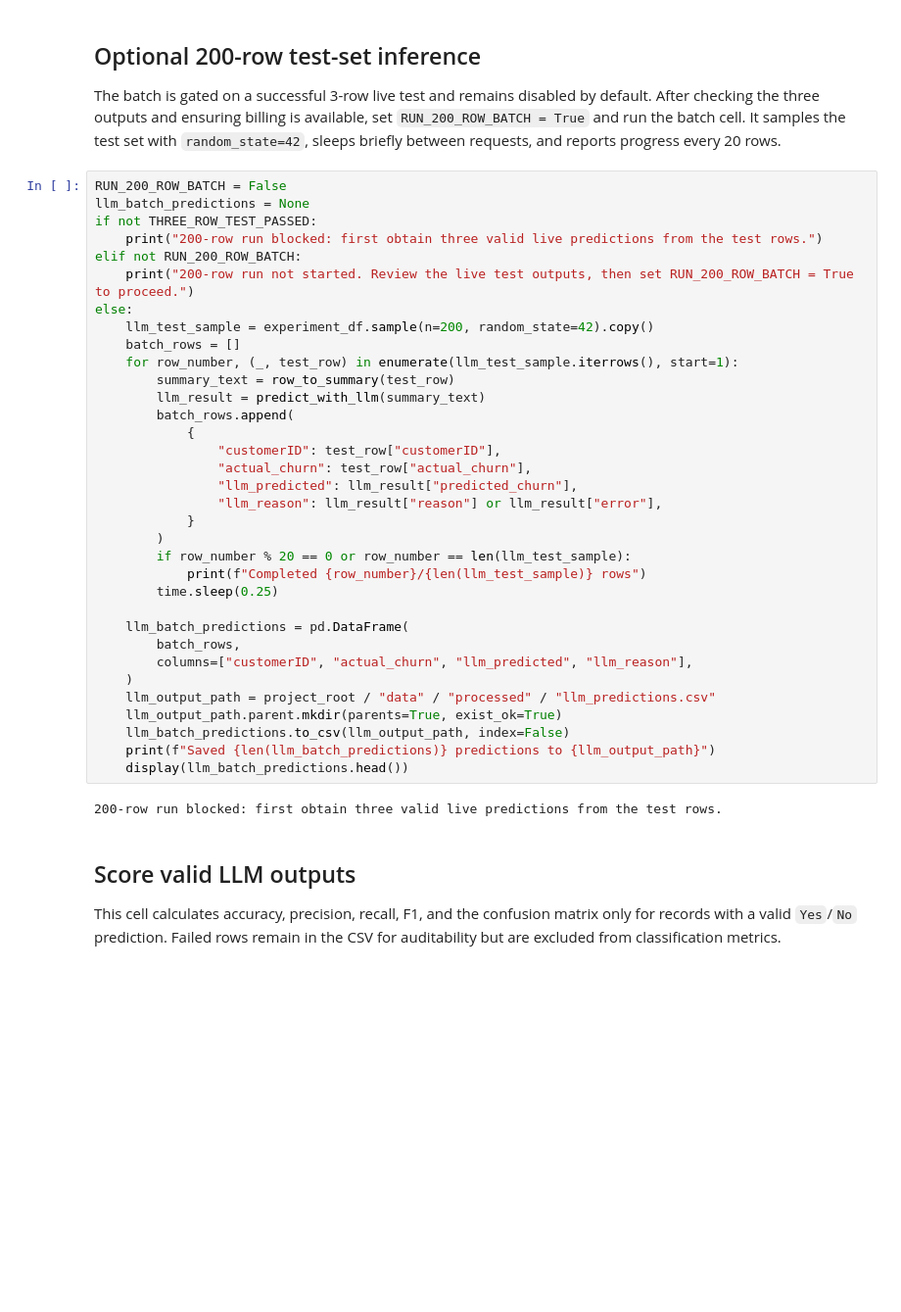
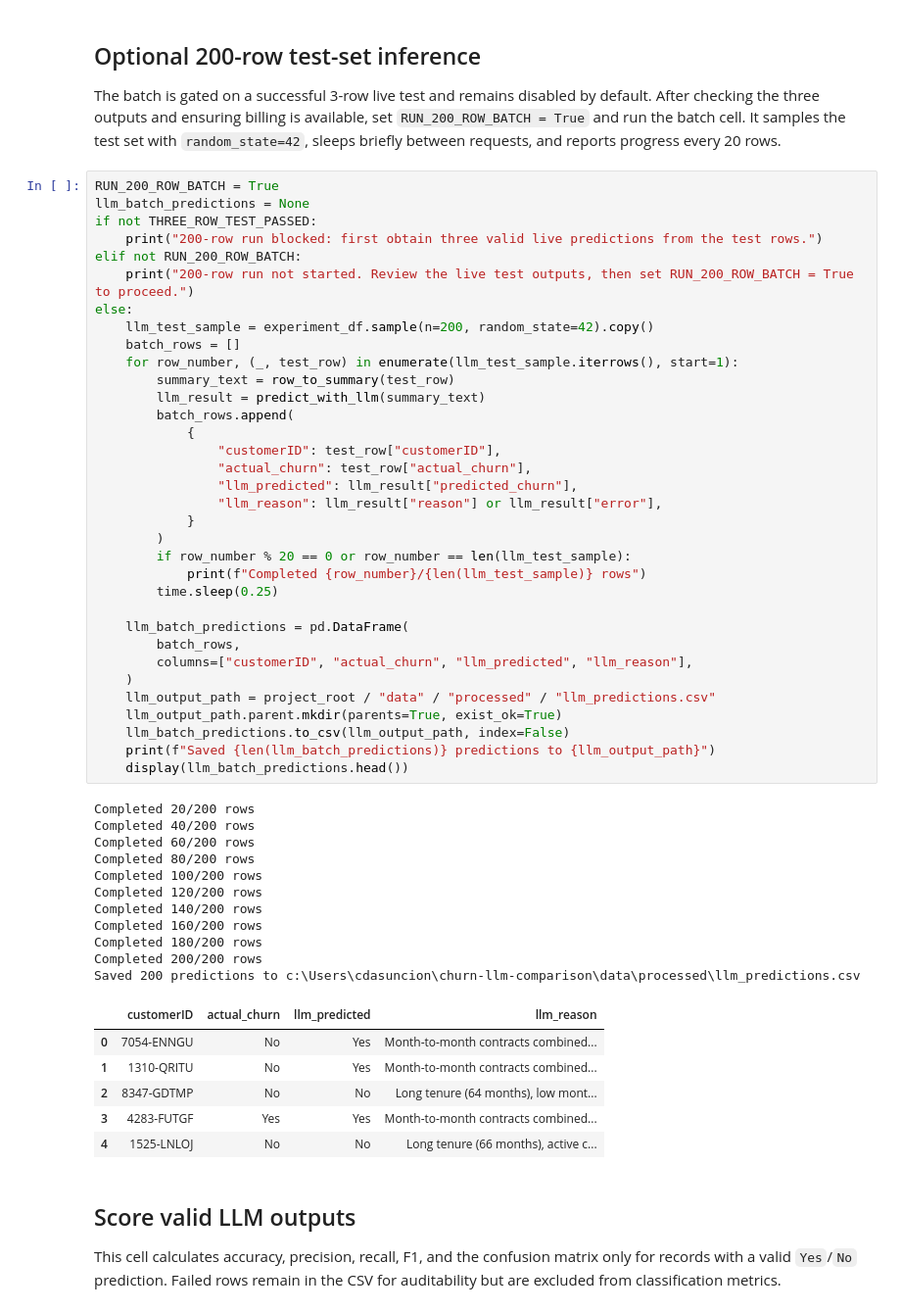
Before and after one commit to Denver-A7/churn-llm-comparison, a Jupyter notebook: notebooks/02_haiku_churn_pilot.ipynb, the cells around one changed output. Shown at 98% size. Cells and saved outputs as stored; diff of their text form; blank space fills up the shorter version.

```diff
--- a/notebooks/02_haiku_churn_pilot.ipynb
+++ b/notebooks/02_haiku_churn_pilot.ipynb
@@ -661,41 +661,57 @@ Three-row live test passed: False
 
 The batch is gated on a successful 3-row live test and remains disabled by default. After checking the three outputs and ensuring billing is available, set `RUN_200_ROW_BATCH = True` and run the batch cell. It samples the test set with `random_state=42`, sleeps briefly between requests, and reports progress every 20 rows.
 # %%
-RUN_200_ROW_BATCH = False
+RUN_200_ROW_BATCH = True
 llm_batch_predictions = None
 if not THREE_ROW_TEST_PASSED:
     print("200-row run blocked: first obtain three valid live predictions from the test rows.")
 elif not RUN_200_ROW_BATCH:
     print("200-row run not started. Review the live test outputs, then set RUN_200_ROW_BATCH = True to proceed.")
 else:
     llm_test_sample = experiment_df.sample(n=200, random_state=42).copy()
     batch_rows = []
     for row_number, (_, test_row) in enumerate(llm_test_sample.iterrows(), start=1):
         summary_text = row_to_summary(test_row)
         llm_result = predict_with_llm(summary_text)
         batch_rows.append(
             {
                 "customerID": test_row["customerID"],
                 "actual_churn": test_row["actual_churn"],
                 "llm_predicted": llm_result["predicted_churn"],
                 "llm_reason": llm_result["reason"] or llm_result["error"],
             }
         )
         if row_number % 20 == 0 or row_number == len(llm_test_sample):
             print(f"Completed {row_number}/{len(llm_test_sample)} rows")
         time.sleep(0.25)
 
     llm_batch_predictions = pd.DataFrame(
         batch_rows,
         columns=["customerID", "actual_churn", "llm_predicted", "llm_reason"],
     )
     llm_output_path = project_root / "data" / "processed" / "llm_predictions.csv"
     llm_output_path.parent.mkdir(parents=True, exist_ok=True)
     llm_batch_predictions.to_csv(llm_output_path, index=False)
     print(f"Saved {len(llm_batch_predictions)} predictions to {llm_output_path}")
     display(llm_batch_predictions.head())
 # %% [output]
-200-row run blocked: first obtain three valid live predictions from the test rows.
+Completed 20/200 rows
+Completed 40/200 rows
+Completed 60/200 rows
+Completed 80/200 rows
+Completed 100/200 rows
+Completed 120/200 rows
+Completed 140/200 rows
+Completed 160/200 rows
+Completed 180/200 rows
+Completed 200/200 rows
+Saved 200 predictions to c:\Users\cdasuncion\churn-llm-comparison\data\processed\llm_predictions.csv
+|  | customerID | actual_churn | llm_predicted | llm_reason |
+| 0 | 7054-ENNGU | No | Yes | Month-to-month contracts combined... |
+| 1 | 1310-QRITU | No | Yes | Month-to-month contracts combined... |
+| 2 | 8347-GDTMP | No | No | Long tenure (64 months), low mont... |
+| 3 | 4283-FUTGF | Yes | Yes | Month-to-month contracts combined... |
+| 4 | 1525-LNLOJ | No | No | Long tenure (66 months), active c... |
 # %% [markdown]
 ## Score valid LLM outputs
 
```
Also changed, not shown: parts of 5 cells of this notebook, 4 other files.
